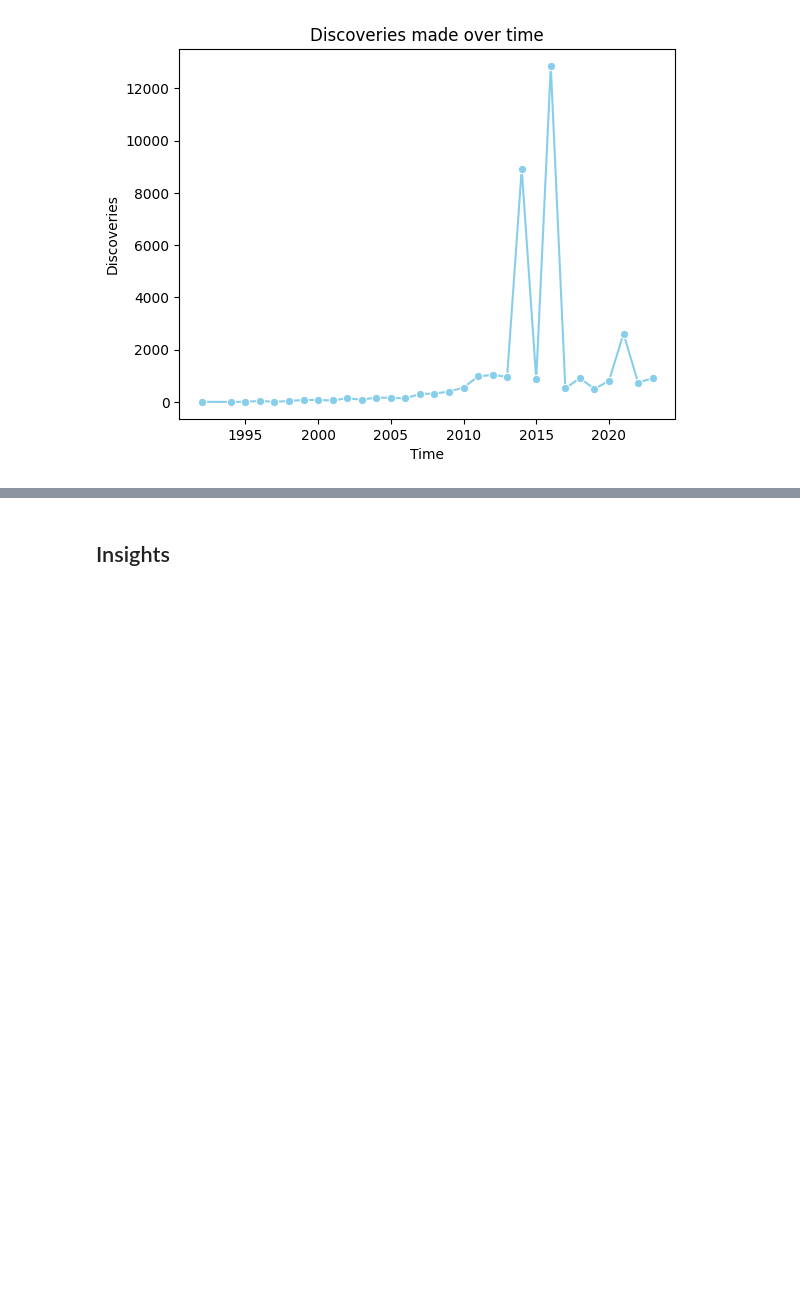
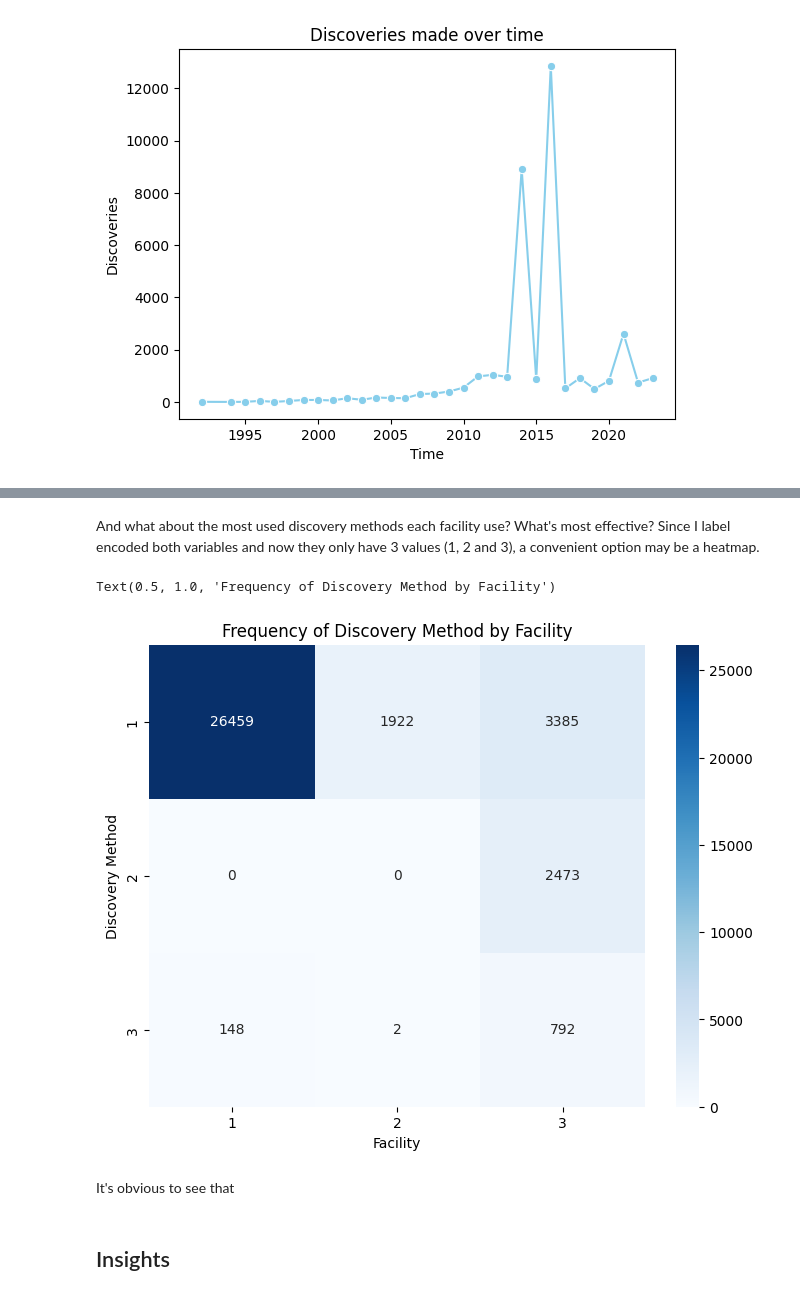
Before and after one commit to AlejandroBlancoFernandez/ExoplanetEDA, a Jupyter notebook: ExoplanetEDA.ipynb, the cells around one changed output, grey strips where cells are left out. Drawn from its saved outputs; the diff is of its cells as text; code cells hidden in the pictures; blank space fills up the shorter version.

```diff
--- a/ExoplanetEDA.ipynb
+++ b/ExoplanetEDA.ipynb
@@ -516,3 +533,21 @@ Three years had more than the rest: 2014, 2016 and 2021. buscar por qué?
+# %% [markdown]
+And what about the most used discovery methods each facility use? What's most effective? Since I label encoded both variables and now they only have 3 values (1, 2 and 3), a convenient option may be a heatmap.
+# %%
+# Discovery facility and discovery method?
+
+contingency_table = pd.crosstab(df['discoverymethod'], df['disc_facility'])
+
+plt.figure(figsize=(8, 6))
+sns.heatmap(contingency_table, annot=True, cmap="Blues", fmt="d")
+
+plt.xlabel('Facility')
+plt.ylabel('Discovery Method')
+plt.title('Frequency of Discovery Method by Facility')
+# %% [output]
+Text(0.5, 1.0, 'Frequency of Discovery Method by Facility')
+[figure, added]
+# %% [markdown]
+It's obvious to see that
 # %% [markdown]
 ## Insights
 # %% [markdown]
```
Also changed, not shown: parts of 10 cells of this notebook.
